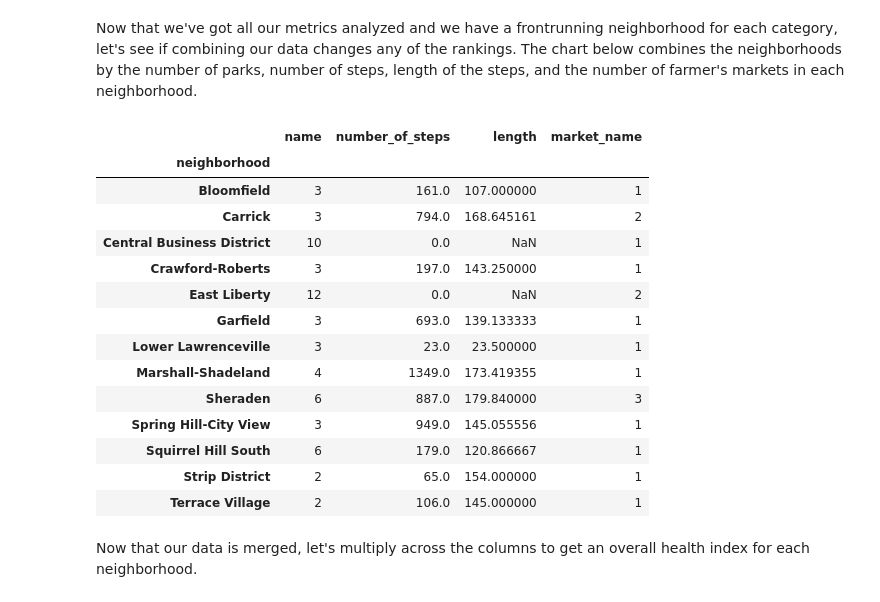
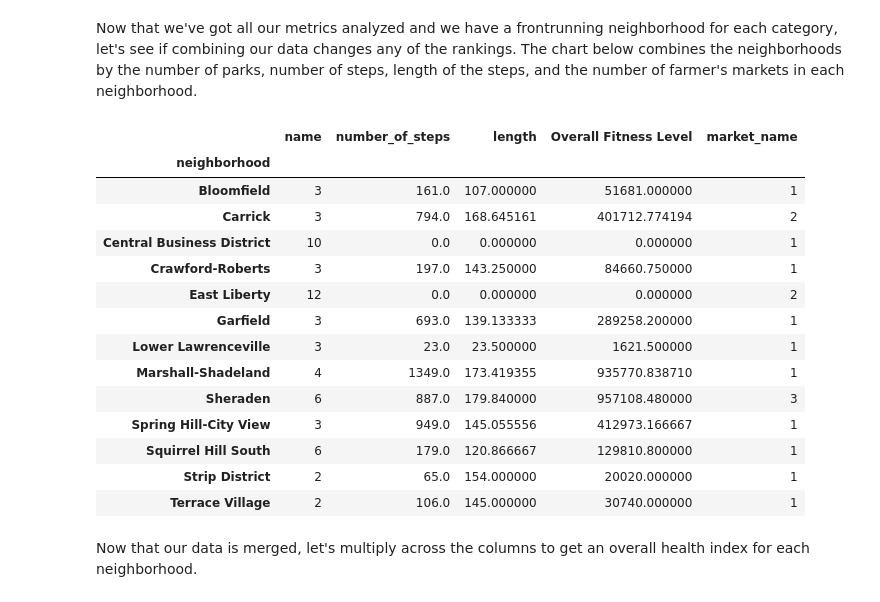
Before and after one commit to ljablunovsky/Spring-2022-CMPINF-0010-Final-Project-Notebook-, a Jupyter notebook: Combined-Final-Notebook.ipynb, the cells around one changed output. Drawn from its saved outputs; the diff is of its cells as text; code cells hidden in the pictures.

```diff
--- a/Combined-Final-Notebook.ipynb
+++ b/Combined-Final-Notebook.ipynb
@@ -398,15 +393,17 @@ all_fitness
 | Windgap | 1 | 16.0 | 25.000000 |
 67 rows × 3 columns
 # %%
-total_fitness = pd.Series()
+#total_fitness = pd.Series()
 #data = pd.DataFrame(data)
-for index, row in all_fitness.iterrows():
-    Num_steps = row['number_of_steps']
-    Length = row['length']
-    Num_parks = row['name']
-    total_fitness[index] = Num_steps * Length * Num_parks
+#for index, row in all_fitness.iterrows():
+    #Num_steps = row['number_of_steps']
+    #Length = row['length']
+    #Num_parks = row['name']
+    #total_fitness[index] = Num_steps * Length * Num_parks
 
-total_fitness
-total_fitness = pd.DataFrame(total_fitness,columns=['Overall Fitness Level'])
-total_fitness
+#total_fitness
+#total_fitness = pd.DataFrame(total_fitness,columns=['Overall Fitness Level'])
+#total_fitness
+all_fitness["Overall Fitness Level"] = all_fitness["name"] * all_fitness["number_of_steps"] * all_fitness["length"]
+all_fitness.fillna(0)
 # %% [output]
@@ -456,25 +454,25 @@ Now that we've got all our metrics analyzed and we have a frontrunning neighborh
 # %%
 #Combining Overall Fitness Level with Nutrition Level
 
-#Merging the two data frames total_fitness and market_count
+#Merging the two data frames all_fitness and market_count
 Merged = all_fitness.merge(market_count,left_on='neighborhood',right_on='neighborhood')
-Merged
+Merged.fillna(0)
 # %% [output]
-|  | name | number_of_steps | length | market_name |
-| neighborhood |  |  |  |  |
-| Bloomfield | 3 | 161.0 | 107.000000 | 1 |
-| Carrick | 3 | 794.0 | 168.645161 | 2 |
-| Central Business District | 10 | 0.0 | NaN | 1 |
-| Crawford-Roberts | 3 | 197.0 | 143.250000 | 1 |
-| East Liberty | 12 | 0.0 | NaN | 2 |
-| Garfield | 3 | 693.0 | 139.133333 | 1 |
-| Lower Lawrenceville | 3 | 23.0 | 23.500000 | 1 |
-| Marshall-Shadeland | 4 | 1349.0 | 173.419355 | 1 |
-| Sheraden | 6 | 887.0 | 179.840000 | 3 |
-| Spring Hill-City View | 3 | 949.0 | 145.055556 | 1 |
-| Squirrel Hill South | 6 | 179.0 | 120.866667 | 1 |
-| Strip District | 2 | 65.0 | 154.000000 | 1 |
-| Terrace Village | 2 | 106.0 | 145.000000 | 1 |
+|  | name | number_of_steps | length | Overall Fitness Level | market_name |
+| neighborhood |  |  |  |  |  |
+| Bloomfield | 3 | 161.0 | 107.000000 | 51681.000000 | 1 |
+| Carrick | 3 | 794.0 | 168.645161 | 401712.774194 | 2 |
+| Central Business District | 10 | 0.0 | 0.000000 | 0.000000 | 1 |
+| Crawford-Roberts | 3 | 197.0 | 143.250000 | 84660.750000 | 1 |
+| East Liberty | 12 | 0.0 | 0.000000 | 0.000000 | 2 |
+| Garfield | 3 | 693.0 | 139.133333 | 289258.200000 | 1 |
+| Lower Lawrenceville | 3 | 23.0 | 23.500000 | 1621.500000 | 1 |
+| Marshall-Shadeland | 4 | 1349.0 | 173.419355 | 935770.838710 | 1 |
+| Sheraden | 6 | 887.0 | 179.840000 | 957108.480000 | 3 |
+| Spring Hill-City View | 3 | 949.0 | 145.055556 | 412973.166667 | 1 |
+| Squirrel Hill South | 6 | 179.0 | 120.866667 | 129810.800000 | 1 |
+| Strip District | 2 | 65.0 | 154.000000 | 20020.000000 | 1 |
+| Terrace Village | 2 | 106.0 | 145.000000 | 30740.000000 | 1 |
 # %% [markdown]
 Now that our data is merged, let's multiply across the columns to get an overall health index for each neighborhood.
 # %%
```
Also changed, not shown: parts of 5 cells of this notebook.
